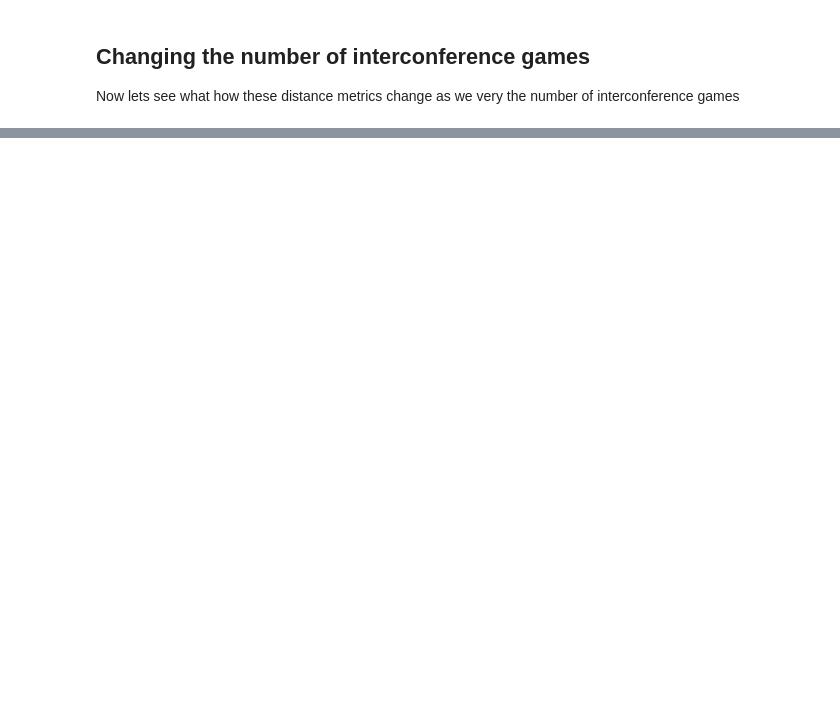
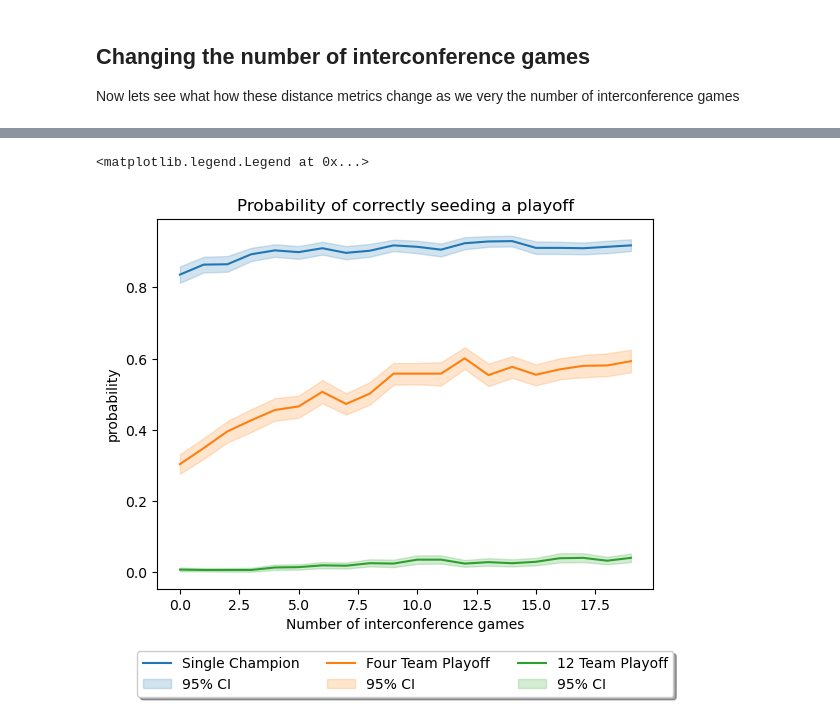
Before and after one commit to jmcalis/InterconferencePlay, a Jupyter notebook: Demo.ipynb, the cells around one changed output, grey strips where cells are left out. Cells and saved outputs as stored; diff of their text form; code cells hidden in the pictures; blank space fills up the shorter version.

```diff
--- a/Demo.ipynb
+++ b/Demo.ipynb
@@ -70,10 +121,13 @@ plt.show()
 # %%
 fig = plt.figure
 ax = plt.subplot(111)
-line1 = ax.plot(ms,cws, label = 'Single Champion')
-line2 = ax.plot(ms,ct4, label = '4 team playoff')
-line3 = ax.plot(ms,ct12, label = '12 team playoff')
+line1 = sns.lineplot(data=df, x='M', y='CW')
+line2 = sns.lineplot(data=df, x='M', y='CT4')
+line3 = sns.lineplot(data=df, x='M', y='CT12')
 ax.set(xlabel='Number of interconference games', ylabel ='probability', title = 'Probability of correctly seeding a playoff')
 
 ax.legend(loc='upper center', bbox_to_anchor=(0.5, -0.15),
-          fancybox=True, shadow=True, ncol=3)
+          fancybox=True, shadow=True, ncol=3,labels=["Single Champion","95% CI","Four Team Playoff","95% CI","12 Team Playoff","95% CI"])
+# %% [output]
+<matplotlib.legend.Legend at 0x...>
+[figure, added]
```
Also changed, not shown: parts of 10 cells of this notebook, 3 other files.
